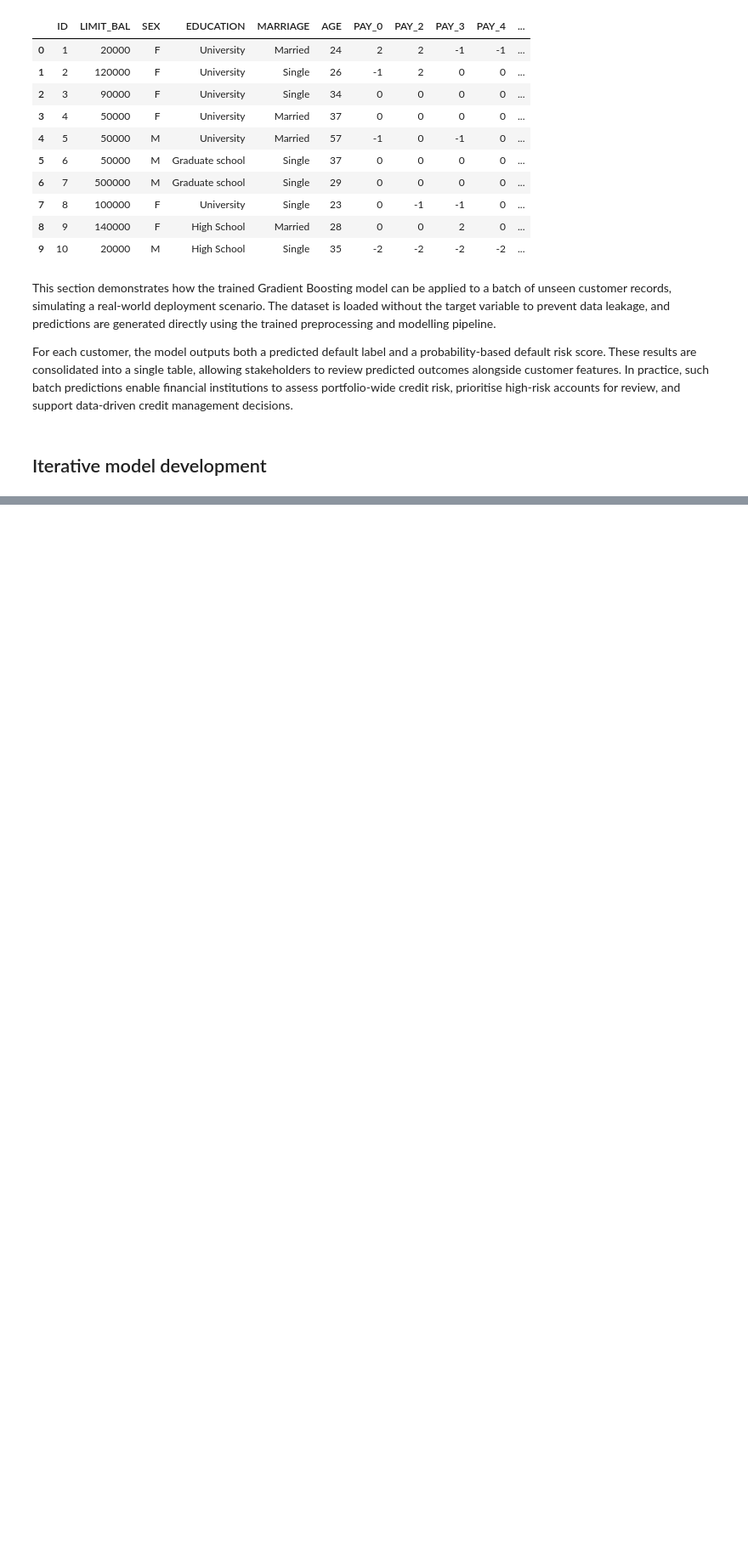
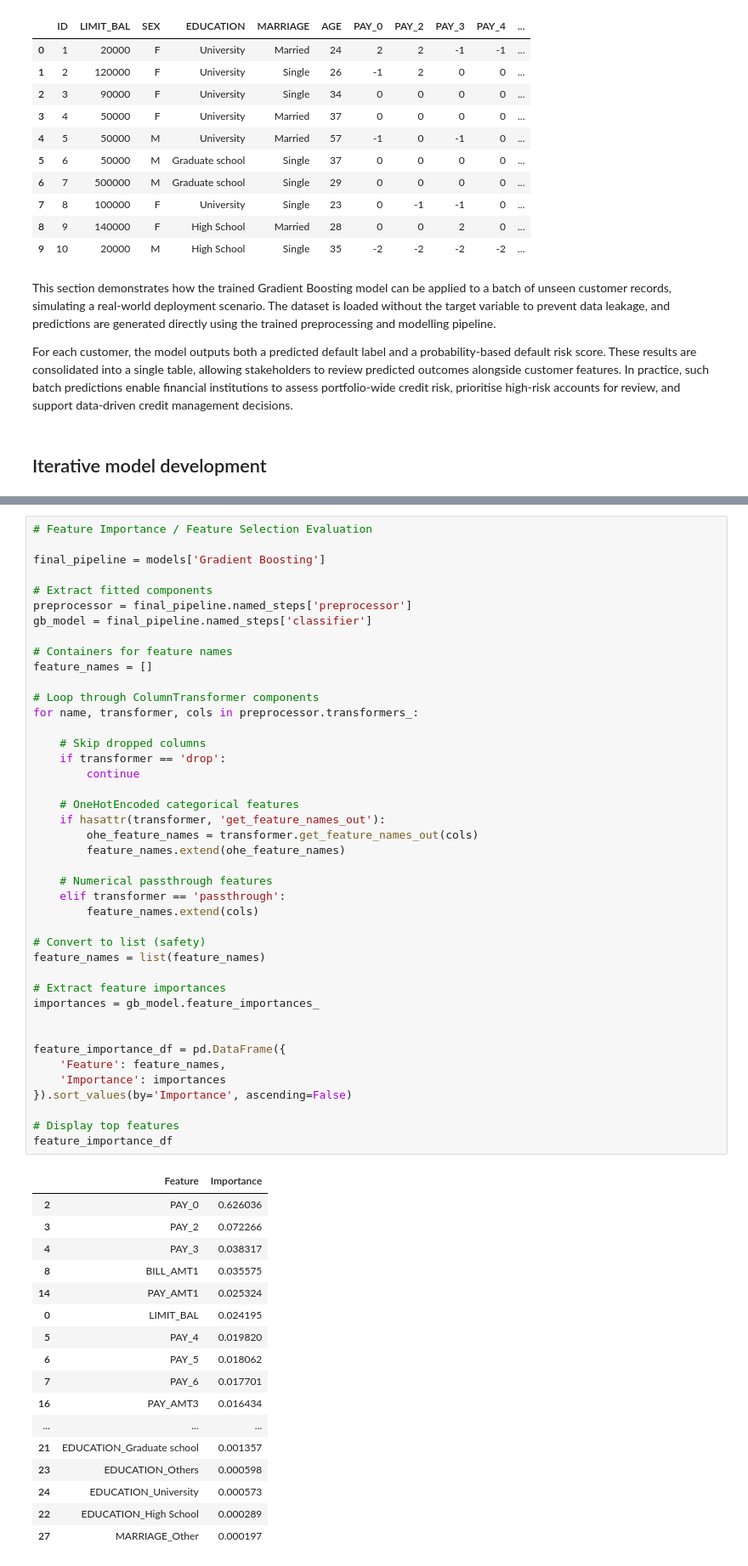
Before and after one commit to oscarczy/mldp, a Jupyter notebook: MLDP Program Codes Submission Template.ipynb, the cells around one changed output, grey strips where cells are left out. Shown at 85% size. Drawn from its saved outputs; the diff is of its cells as text; blank space fills up the shorter version.

```diff
--- a/MLDP Program Codes Submission Template.ipynb
+++ b/MLDP Program Codes Submission Template.ipynb
@@ -697,0 +822,60 @@ For each customer, the model outputs both a predicted default label and a probab
+# %%
+# Feature Importance / Feature Selection Evaluation
+
+final_pipeline = models['Gradient Boosting']
+
+# Extract fitted components
+preprocessor = final_pipeline.named_steps['preprocessor']
+gb_model = final_pipeline.named_steps['classifier']
+
+# Containers for feature names
+feature_names = []
+
+# Loop through ColumnTransformer components
+for name, transformer, cols in preprocessor.transformers_:
+
+    # Skip dropped columns
+    if transformer == 'drop':
+        continue
+
+    # OneHotEncoded categorical features
+    if hasattr(transformer, 'get_feature_names_out'):
+        ohe_feature_names = transformer.get_feature_names_out(cols)
+        feature_names.extend(ohe_feature_names)
+
+    # Numerical passthrough features
+    elif transformer == 'passthrough':
+        feature_names.extend(cols)
+
+# Convert to list (safety)
+feature_names = list(feature_names)
+
+# Extract feature importances
+importances = gb_model.feature_importances_
+
+
+feature_importance_df = pd.DataFrame({
+    'Feature': feature_names,
+    'Importance': importances
+}).sort_values(by='Importance', ascending=False)
+
+# Display top features
+feature_importance_df
+# %% [output]
+|  | Feature | Importance |
+| 2 | PAY_0 | 0.626036 |
+| 3 | PAY_2 | 0.072266 |
+| 4 | PAY_3 | 0.038317 |
+| 8 | BILL_AMT1 | 0.035575 |
+| 14 | PAY_AMT1 | 0.025324 |
+| 0 | LIMIT_BAL | 0.024195 |
+| 5 | PAY_4 | 0.019820 |
+| 6 | PAY_5 | 0.018062 |
+| 7 | PAY_6 | 0.017701 |
+| 16 | PAY_AMT3 | 0.016434 |
+| ... | ... | ... |
+| 21 | EDUCATION_Graduate school | 0.001357 |
+| 23 | EDUCATION_Others | 0.000598 |
+| 24 | EDUCATION_University | 0.000573 |
+| 22 | EDUCATION_High School | 0.000289 |
+| 27 | MARRIAGE_Other | 0.000197 |
```
Also changed, not shown: parts of 12 cells of this notebook.
